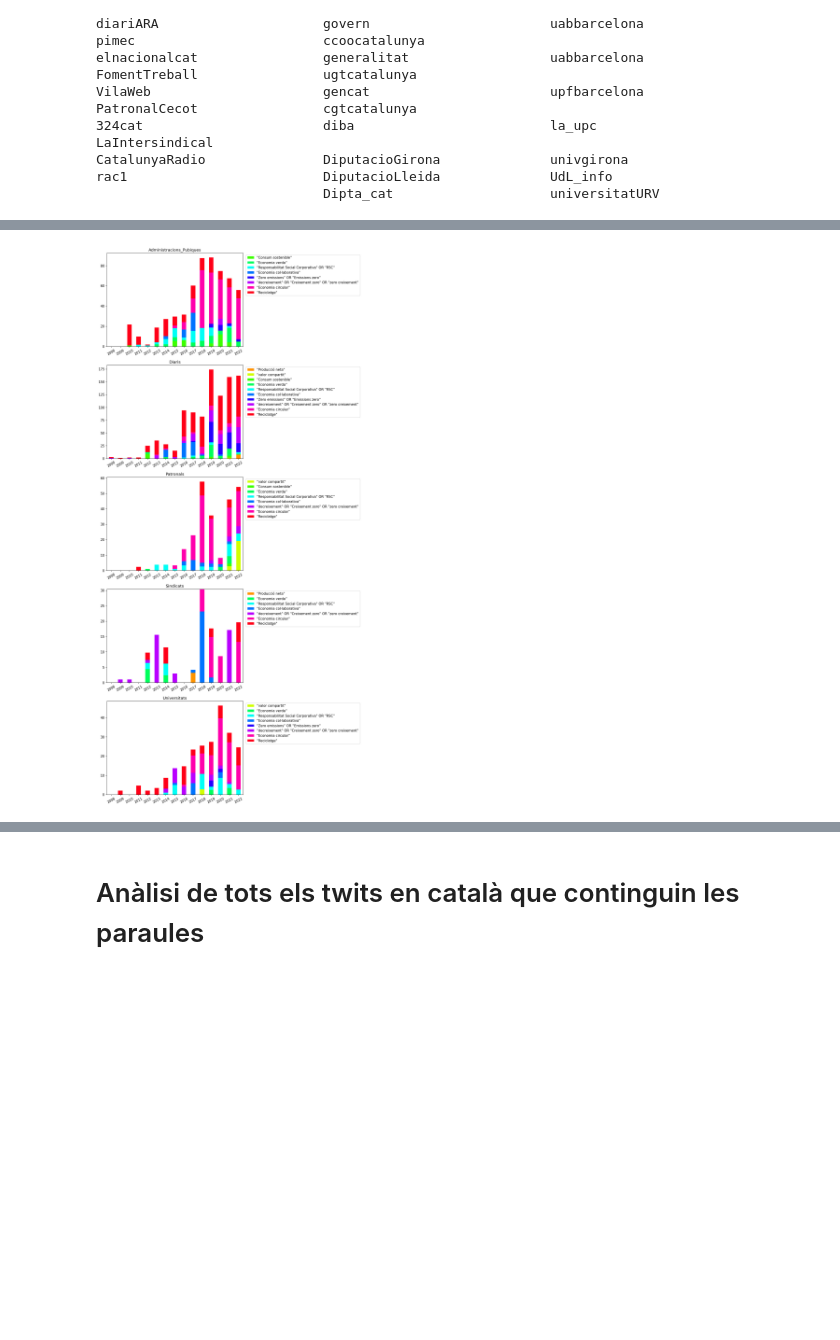
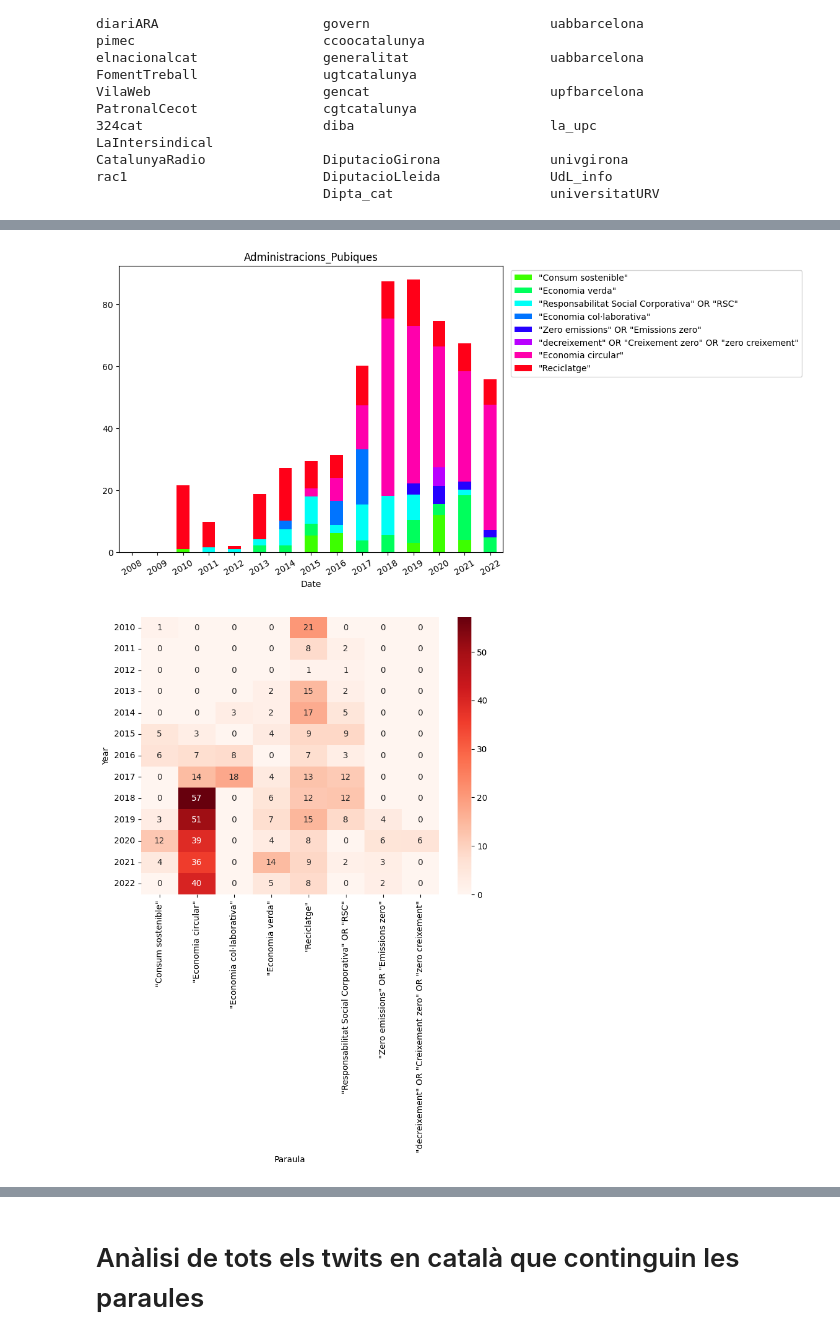
Before and after one commit to AlbertRoca29/EconomiaCircular, a Jupyter notebook: Script_exploració.ipynb, the cells around one changed output, grey strips where cells are left out. Cells and saved outputs as stored; diff of their text form; code cells hidden in the pictures; blank space fills up the shorter version.

```diff
--- a/Script_exploració.ipynb
+++ b/Script_exploració.ipynb
@@ -155,7 +153,7 @@ plt.show()
 # %%
 #@title Evolució del nombre de Twits Index en cada paraula per any
 
-plt.figure(figsize=(11,7))
+plt.figure(figsize=(12,7))
 hsv = plt.get_cmap('hsv')
 colors = hsv(np.linspace(0.1, 1, len(np.unique(T['Paraula']))))
 bot = T.groupby(pd.Grouper(key='Date', freq='Y'))['Index'].sum()
@@ -171,4 +169,16 @@ for i, paraula in enumerate(list(T['Paraula'].value_counts().sort_values().keys(
     plt.legend(bbox_to_anchor=(1.01, 1.0), loc='upper left')
 plt.xticks(np.arange(15), np.arange(2008,2023),rotation=30)
 plt.show()
+
+pivot = pd.pivot_table(T, index=pd.Grouper(key='Date', freq='Y'), columns='Paraula', values='Index', aggfunc=np.sum).fillna(0)
+
+plt.figure(figsize=(12, 11))
+sns.heatmap(pivot, cmap='Reds', annot=True, fmt='.0f')
+plt.title('Index by Year and Paraula')
+plt.xlabel('Paraula')
+plt.ylabel('Year')
+plt.gca().yaxis.set_ticklabels(pivot.index.strftime('%Y'))
+plt.show()
+
+# display(pivot)
 # %% [output]
@@ -176,20 +187,34 @@ plt.show()
 # %%
 #@title Mateix gràfic separat per grups
-plt.figure(figsize=(8,32))
+# plt.figure(figsize=(8,32))
 for j,group in enumerate(np.unique(T['Grup'])):
-    ax = plt.subplot(5,1,j+1)
+    # ax = plt.subplot(5,1,j+1)
+    plt.figure(figsize=(8, 6))
     bot = zero.copy()
     Tg = T[T['Grup']==group]
     for i, paraula in enumerate(list(T['Paraula'].value_counts().sort_values().keys())):
         if(np.sum(Tg['Paraula']==paraula)>0):
             Tp = Tg[Tg['Paraula']==paraula]
             year = (zero + Tp.groupby(pd.Grouper(key='Date', freq='Y'))['Index'].sum()).fillna(0)
             year.plot(kind='bar',color=colors[i],label=paraula,bottom=bot)
             bot += year
             plt.legend(bbox_to_anchor=(1.01, 1.0), loc='upper left')
     plt.xticks(np.arange(15), np.arange(2008,2023),rotation=30)
     plt.title(group)
-    ax.set_xlabel('')
-plt.show()
+    # ax.set_xlabel('')
+    plt.show()
+
+    pivot = pd.pivot_table(Tg, index=pd.Grouper(key='Date', freq='Y'), columns='Paraula', values='Index', aggfunc=np.sum).fillna(0)
+
+    plt.figure(figsize=(8, 6))
+    sns.heatmap(pivot, cmap='Reds', annot=True, fmt='.0f')
+    plt.title('')
+    plt.xlabel('Paraula')
+    plt.ylabel('Year')
+    plt.gca().yaxis.set_ticklabels(pivot.index.strftime('%Y'))
+    plt.show()
+
+    # display(pivot)
 # %% [output]
-[figure, old version]
+[figure, new version]
+[figure, added]
```
Also changed, not shown: parts of 13 cells of this notebook.
